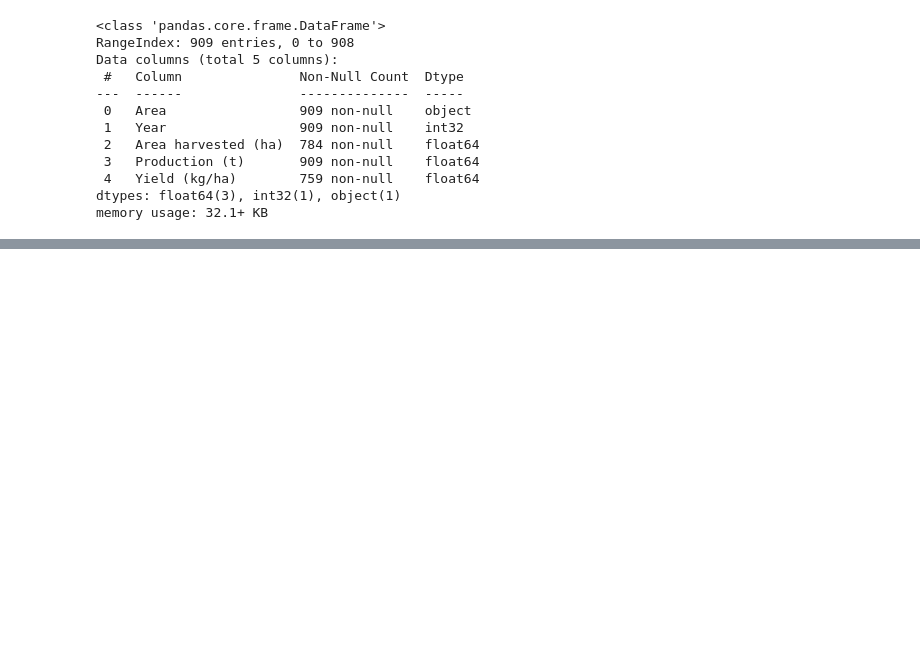
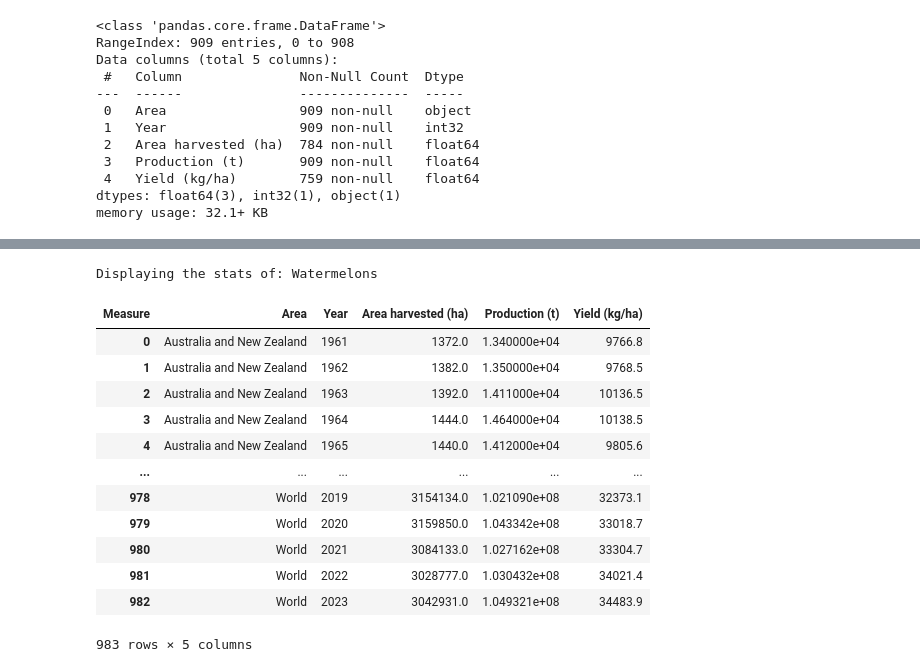
Before and after one commit to drnesr/ProjFAO01, a Jupyter notebook: DataExploration01.ipynb, the cells around one changed output, grey strips where cells are left out. Saved outputs shown, nothing was run; the diff lists cells and outputs as text; code cells hidden in the pictures; blank space fills up the shorter version.

```diff
--- a/DataExploration01.ipynb
+++ b/DataExploration01.ipynb
@@ -483,0 +587,17 @@ memory usage: 32.1+ KB
+# %%
+get_subset(df_s, selected_areas, "water")
+# %% [output]
+Displaying the stats of: Watermelons
+| Measure | Area | Year | Area harvested (ha) | Production (t) | Yield (kg/ha) |
+| 0 | Australia and New Zealand | 1961 | 1372.0 | 1.340000e+04 | 9766.8 |
+| 1 | Australia and New Zealand | 1962 | 1382.0 | 1.350000e+04 | 9768.5 |
+| 2 | Australia and New Zealand | 1963 | 1392.0 | 1.411000e+04 | 10136.5 |
+| 3 | Australia and New Zealand | 1964 | 1444.0 | 1.464000e+04 | 10138.5 |
+| 4 | Australia and New Zealand | 1965 | 1440.0 | 1.412000e+04 | 9805.6 |
+| ... | ... | ... | ... | ... | ... |
+| 978 | World | 2019 | 3154134.0 | 1.021090e+08 | 32373.1 |
+| 979 | World | 2020 | 3159850.0 | 1.043342e+08 | 33018.7 |
+| 980 | World | 2021 | 3084133.0 | 1.027162e+08 | 33304.7 |
+| 981 | World | 2022 | 3028777.0 | 1.030432e+08 | 34021.4 |
+| 982 | World | 2023 | 3042931.0 | 1.049321e+08 | 34483.9 |
+983 rows × 5 columns
```
Also changed, not shown: parts of 14 cells of this notebook.
